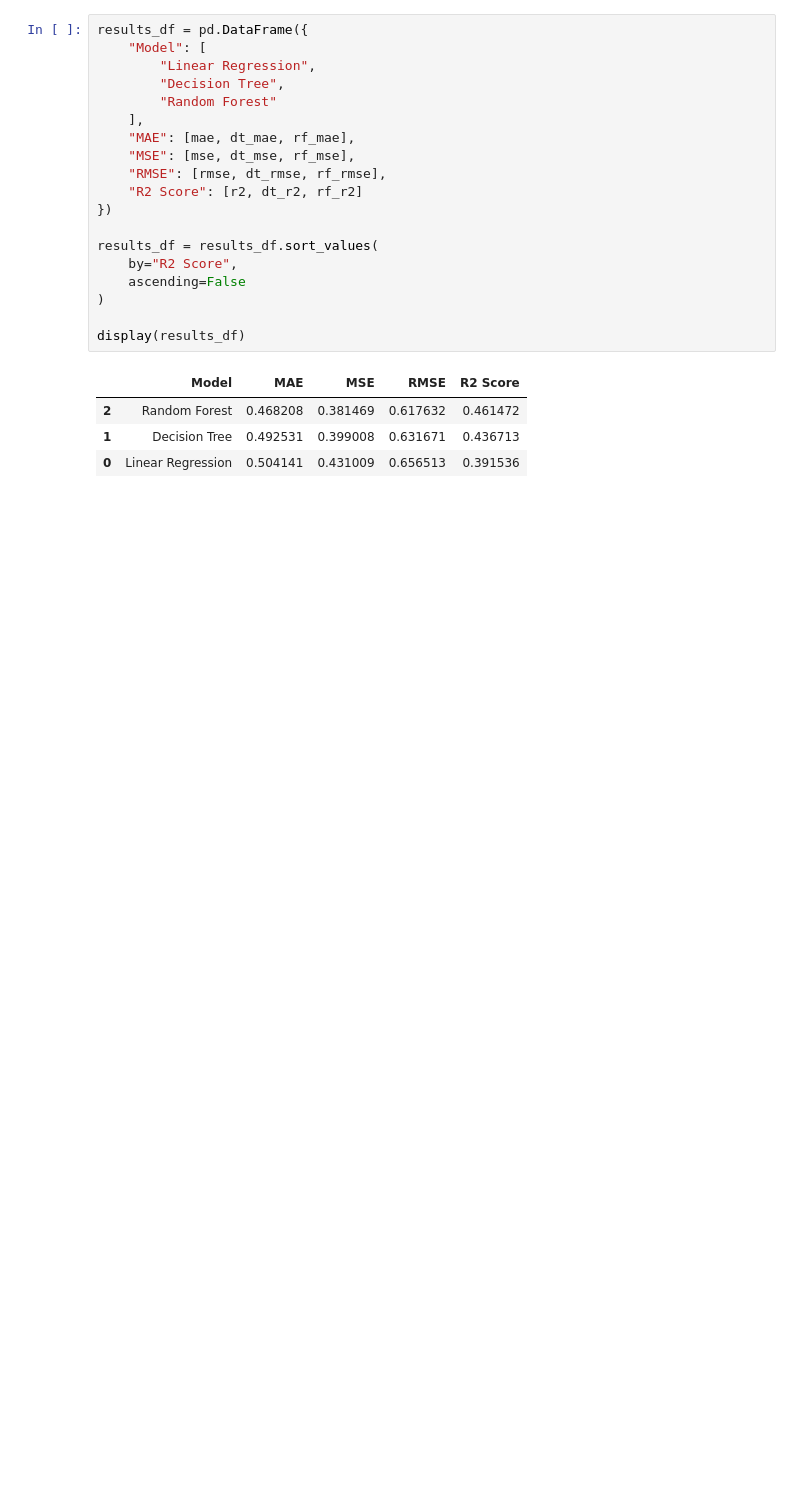
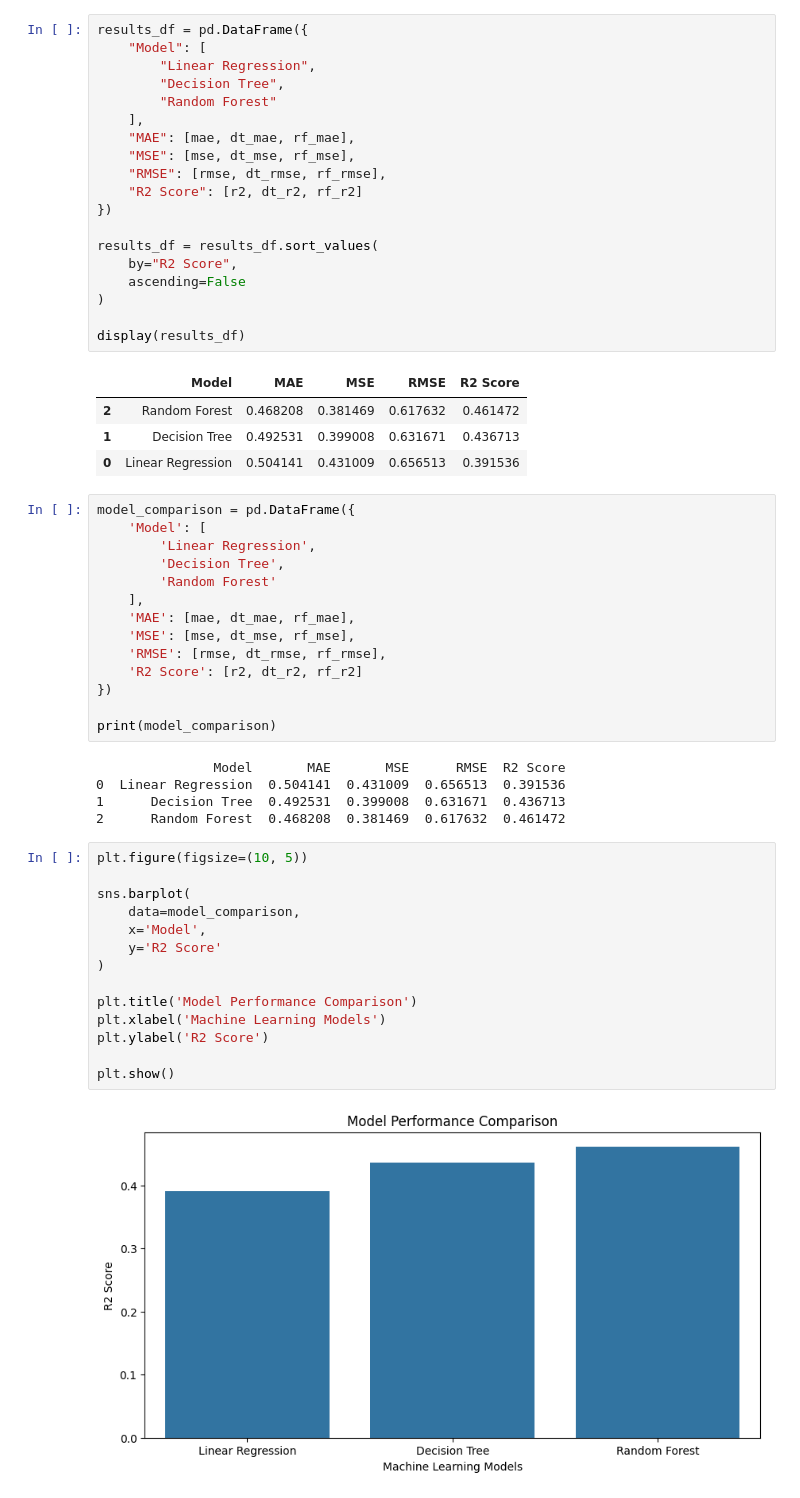
Before and after one commit to Harshu2202/Wine-quality-prediction, a Jupyter notebook: wine_quality_prediction.ipynb, the cells around one changed output. Cells and saved outputs as stored; diff of their text form; blank space fills up the shorter version.

```diff
--- a/wine_quality_prediction.ipynb
+++ b/wine_quality_prediction.ipynb
@@ -449,3 +449,38 @@ display(results_df)
 | 2 | Random Forest | 0.468208 | 0.381469 | 0.617632 | 0.461472 |
 | 1 | Decision Tree | 0.492531 | 0.399008 | 0.631671 | 0.436713 |
 | 0 | Linear Regression | 0.504141 | 0.431009 | 0.656513 | 0.391536 |
+# %%
+model_comparison = pd.DataFrame({
+    'Model': [
+        'Linear Regression',
+        'Decision Tree',
+        'Random Forest'
+    ],
+    'MAE': [mae, dt_mae, rf_mae],
+    'MSE': [mse, dt_mse, rf_mse],
+    'RMSE': [rmse, dt_rmse, rf_rmse],
+    'R2 Score': [r2, dt_r2, rf_r2]
+})
+
+print(model_comparison)
+# %% [output]
+               Model       MAE       MSE      RMSE  R2 Score
+0  Linear Regression  0.504141  0.431009  0.656513  0.391536
+1      Decision Tree  0.492531  0.399008  0.631671  0.436713
+2      Random Forest  0.468208  0.381469  0.617632  0.461472
+# %%
+plt.figure(figsize=(10, 5))
+
+sns.barplot(
+    data=model_comparison,
+    x='Model',
+    y='R2 Score'
+)
+
+plt.title('Model Performance Comparison')
+plt.xlabel('Machine Learning Models')
+plt.ylabel('R2 Score')
+
+plt.show()
+# %% [output]
+[figure, added]
```
Also changed, not shown: parts of 7 cells of this notebook.
